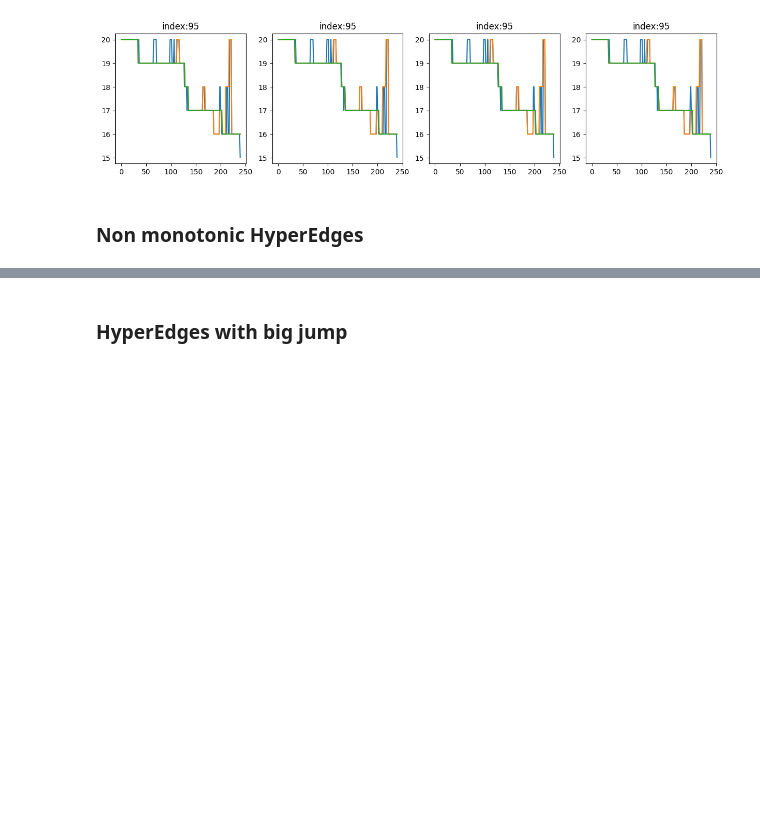
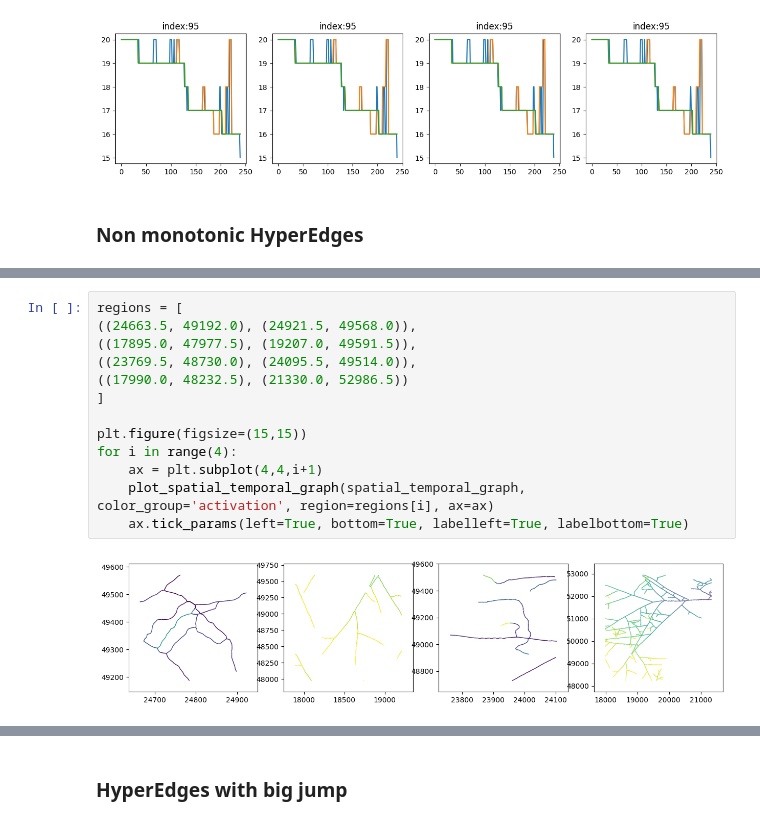
Before and after one commit to amin942001/STHype, a Jupyter notebook: examples/amftrack.ipynb, the cells around one changed output, grey strips where cells are left out. Cells and saved outputs as stored; diff of their text form; blank space fills up the shorter version.

```diff
--- a/examples/amftrack.ipynb
+++ b/examples/amftrack.ipynb
@@ -266,0 +328,15 @@ for i in range(4):
+# %%
+regions = [
+((24663.5, 49192.0), (24921.5, 49568.0)),
+((17895.0, 47977.5), (19207.0, 49591.5)),
+((23769.5, 48730.0), (24095.5, 49514.0)),
+((17990.0, 48232.5), (21330.0, 52986.5))
+]
+
+plt.figure(figsize=(15,15))
+for i in range(4):
+    ax = plt.subplot(4,4,i+1)
+    plot_spatial_temporal_graph(spatial_temporal_graph, color_group='activation', region=regions[i], ax=ax)
+    ax.tick_params(left=True, bottom=True, labelleft=True, labelbottom=True)
+# %% [output]
+[figure, added]
```
Also changed, not shown: parts of 32 cells of this notebook, 3 other files.
